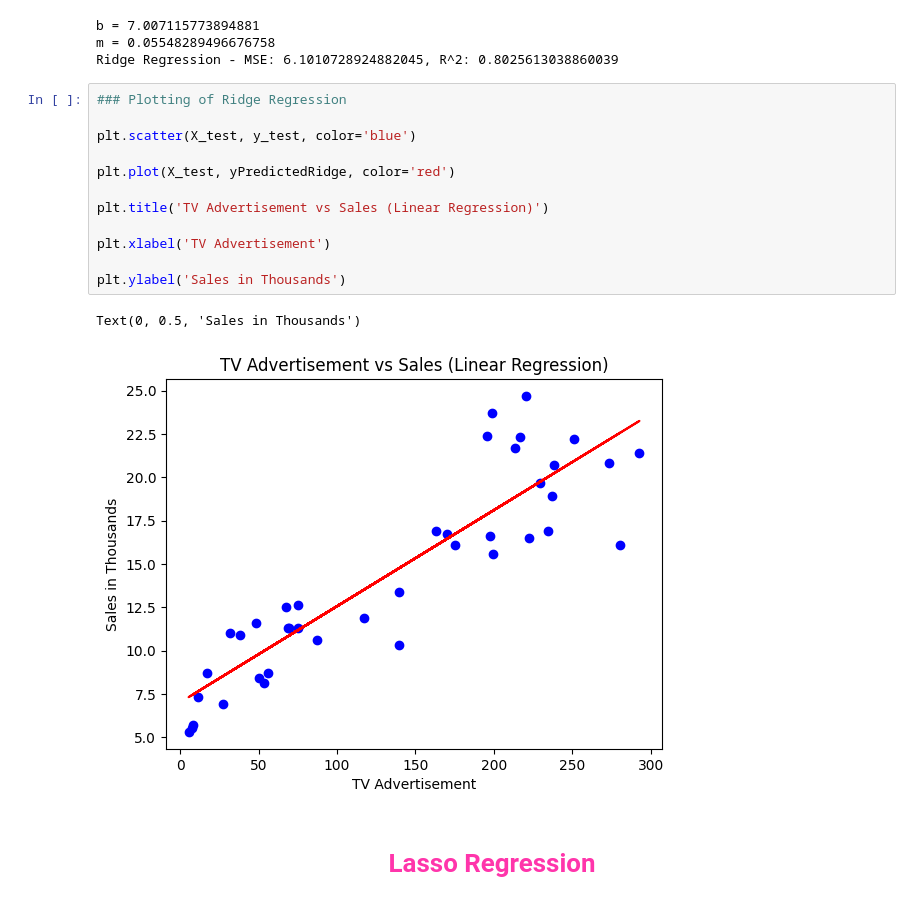
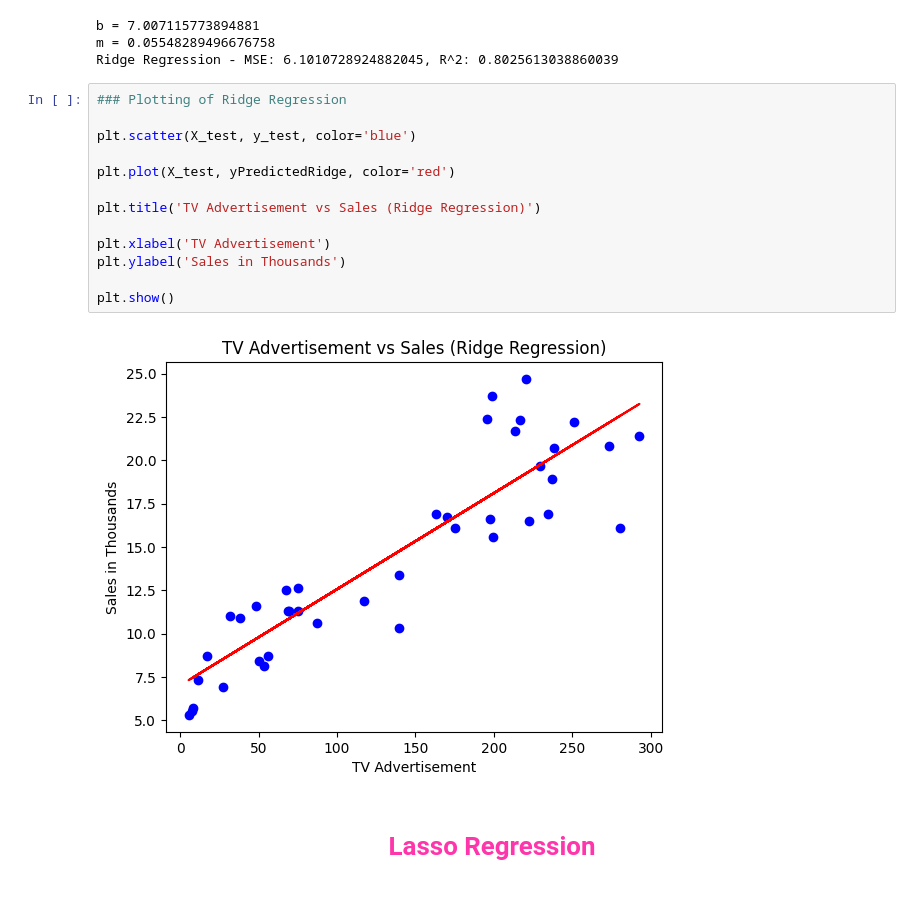
Before and after one commit to AbdullahHasan0/Data-Science-Group-2---BWF---Abdullah-Hasan, a Jupyter notebook: Task 23/Regression Models.ipynb, the cells around one changed output. Drawn from its saved outputs; the diff is of its cells as text.

```diff
--- a/Task 23/Regression Models.ipynb
+++ b/Task 23/Regression Models.ipynb
@@ -190,18 +189,18 @@ Ridge Regression - MSE: 6.1010728924882045, R^2: 0.8025613038860039
 # %%
 ### Plotting of Ridge Regression
 
 plt.scatter(X_test, y_test, color='blue')
 
 plt.plot(X_test, yPredictedRidge, color='red')
 
-plt.title('TV Advertisement vs Sales (Linear Regression)')
+plt.title('TV Advertisement vs Sales (Ridge Regression)')
 
 plt.xlabel('TV Advertisement')
+plt.ylabel('Sales in Thousands')
 
-plt.ylabel('Sales in Thousands')
+plt.show()
 # %% [output]
-Text(0, 0.5, 'Sales in Thousands')
-[figure, old version]
+[figure, new version]
 # %% [markdown]
 <h1 align = center><font color = '#FF35AB'> Lasso Regression </h1>
 # %% [markdown]
```
Also changed, not shown: parts of 10 cells of this notebook.
